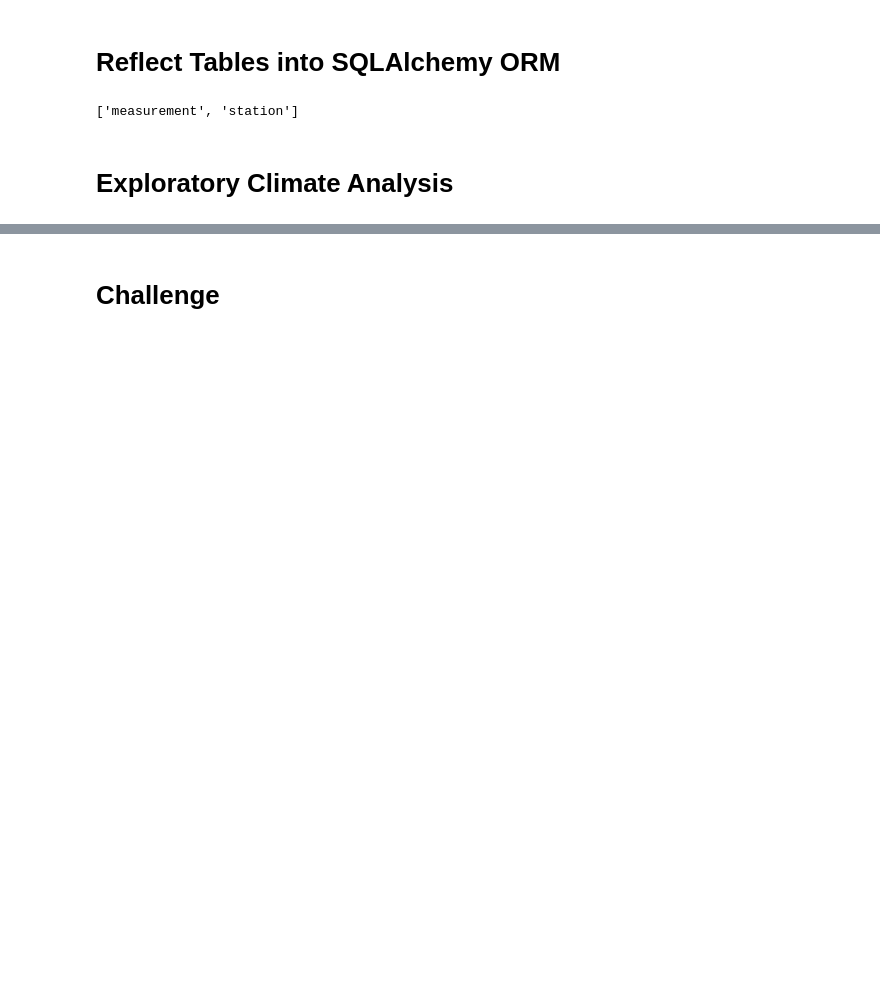
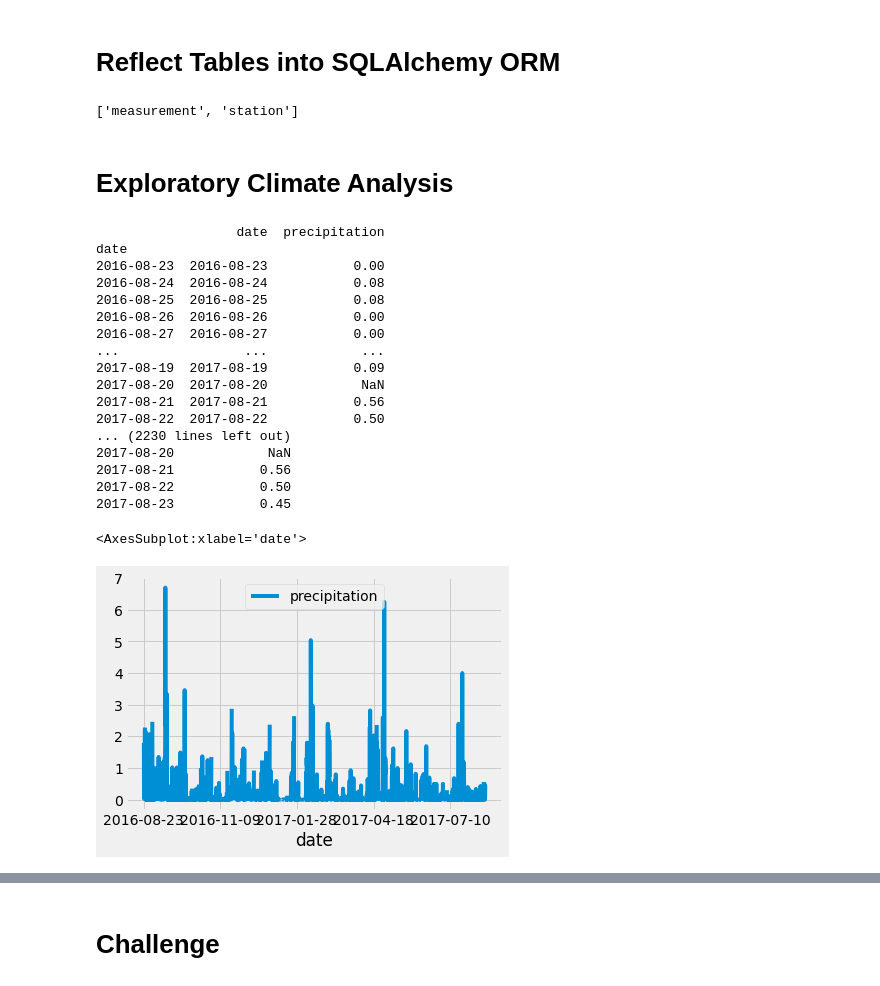
Before and after one commit to Tobi1018/surfs_up, a Jupyter notebook: Resources/climate_analysis.ipynb, the cells around one changed output, grey strips where cells are left out. Cells and saved outputs as stored; diff of their text form; code cells hidden in the pictures; blank space fills up the shorter version.

```diff
--- a/Resources/climate_analysis.ipynb
+++ b/Resources/climate_analysis.ipynb
@@ -41,15 +41,42 @@ session = Session(engine)
 # %%
 # Design a query to retrieve the last 12 months of precipitation data and plot the results.
 #Starting from the last data point in the database.
-
+prev_year = dt.date(2017, 8, 23)
 # Calculate the date one year from the last date in data set.
-
+prev_year = dt.date(2017, 8, 23) - dt.timedelta(days=365)
 # Perform a query to retrieve the data and precipitation scores
-
+results = []
+results = session.query(Measurement.date, Measurement.prcp)
 # Save the query results as a Pandas DataFrame and set the index to the date column
-
+results = session.query(Measurement.date, Measurement.prcp).filter(Measurement.date >= prev_year)
+results = session.query(Measurement.date, Measurement.prcp).filter(Measurement.date >= prev_year).all()
 # Sort the dataframe by date
-
+df = pd.DataFrame(results, columns=['date','precipitation'])
+df.set_index(df['date'], inplace=True)
+print(df)
+print(df.to_string(index=False))
+df = df.sort_index()
 # Use Pandas Plotting with Matplotlib to plot the data
+df.plot()
+# %% [output]
+                  date  precipitation
+date
+2016-08-23  2016-08-23           0.00
+2016-08-24  2016-08-24           0.08
+2016-08-25  2016-08-25           0.08
+2016-08-26  2016-08-26           0.00
+2016-08-27  2016-08-27           0.00
+...                ...            ...
+2017-08-19  2017-08-19           0.09
+2017-08-20  2017-08-20            NaN
+2017-08-21  2017-08-21           0.56
+2017-08-22  2017-08-22           0.50
+... (2230 lines left out)
+2017-08-20            NaN
+2017-08-21           0.56
+2017-08-22           0.50
+2017-08-23           0.45
+<AxesSubplot:xlabel='date'>
+[figure, added]
 # %%
 # Use Pandas to calcualte the summary statistics for the precipitation data
```
Also changed, not shown: parts of 1 cell of this notebook.
